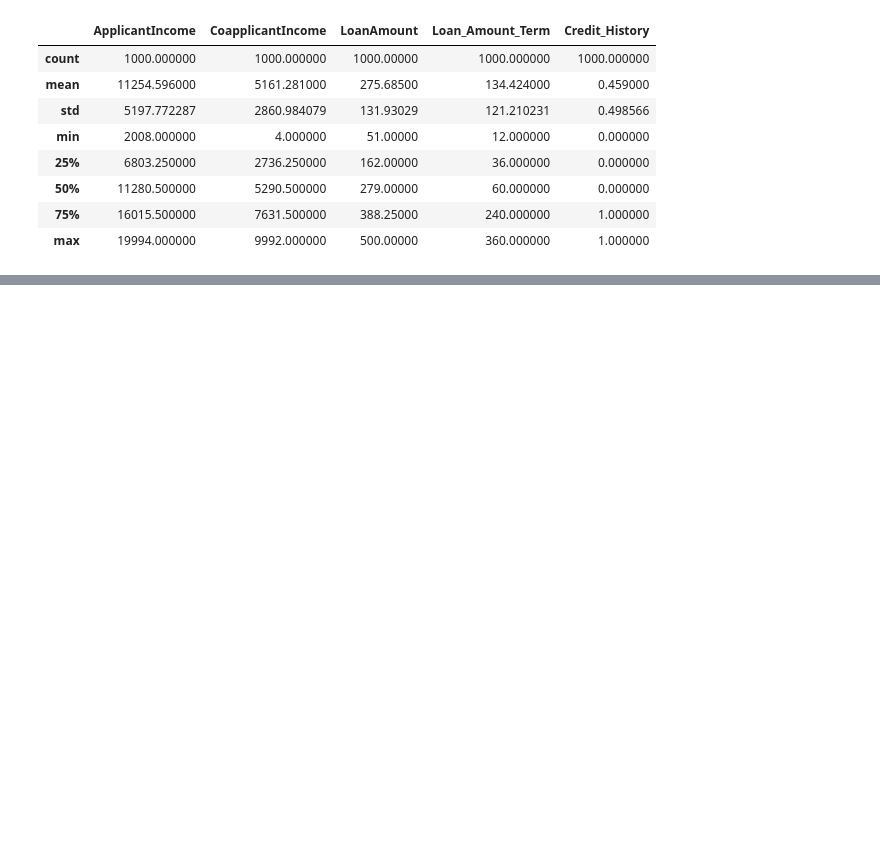
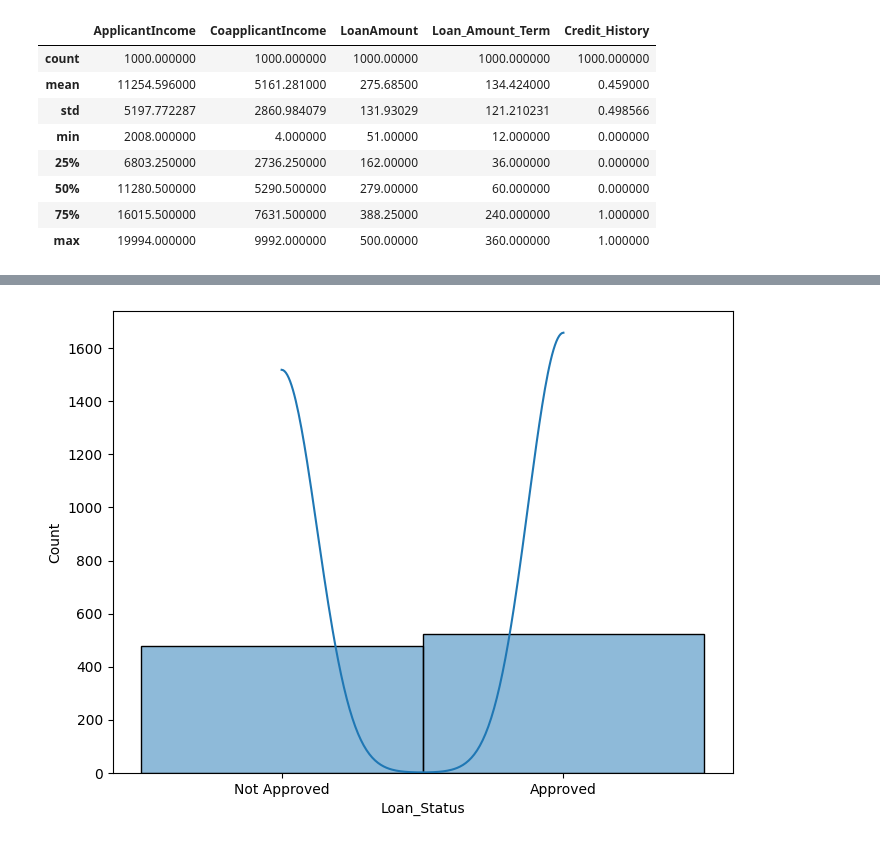
Before and after one commit to Lakshman895/LoanApprovalPrediction, a Jupyter notebook: notebook/eda.ipynb, the cells around one changed output, grey strips where cells are left out. Saved outputs shown, nothing was run; the diff lists cells and outputs as text; code cells hidden in the pictures; blank space fills up the shorter version.

```diff
--- a/notebook/eda.ipynb
+++ b/notebook/eda.ipynb
@@ -111,0 +277,6 @@ df.describe()
+# %%
+plt.figure(figsize=(8,6))
+sns.histplot(df['Loan_Status'],kde=True)
+plt.show()
+# %% [output]
+[figure, added]
```
Also changed, not shown: parts of 20 cells of this notebook.
